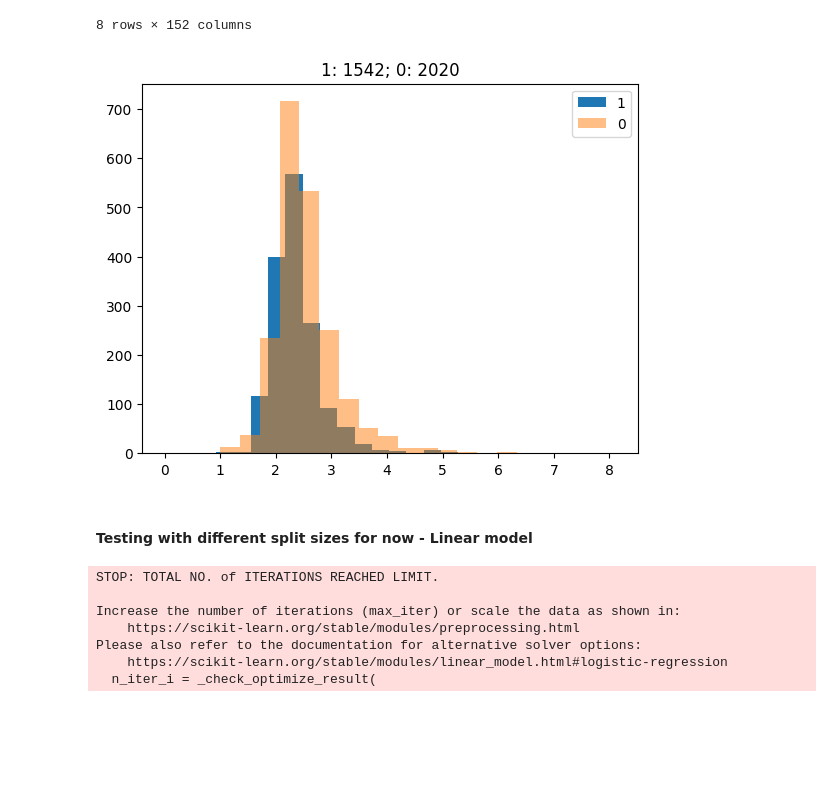
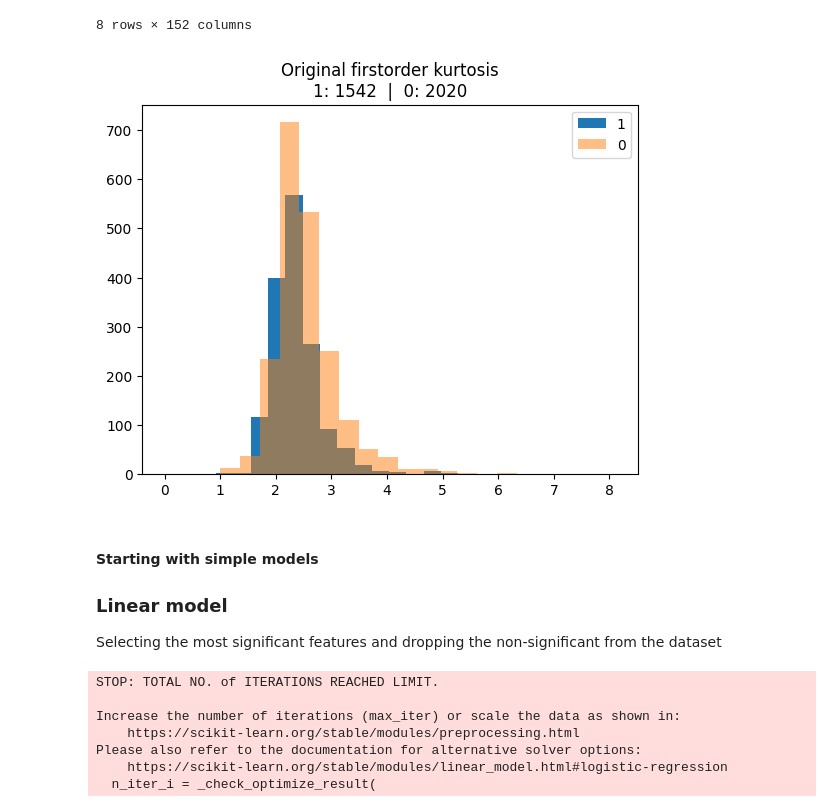
Before and after one commit to cesarz10/Techniques-of-AI, a Jupyter notebook: Project/breast_cancer_CesarZapata.ipynb, the cells around one changed output. Drawn from its saved outputs; the diff is of its cells as text; code cells hidden in the pictures; blank space fills up the shorter version.

```diff
--- a/Project/breast_cancer_CesarZapata.ipynb
+++ b/Project/breast_cancer_CesarZapata.ipynb
@@ -49,17 +78,20 @@ df_negatives.describe()
 | max | 46.000000 | 1.000000 | 8.111111 | 2.666667 | 25.203036 | ... |
 8 rows × 152 columns
 # %%
-# Plotting some histograms just to visualize something, I just want to see things
+# Plotting some histograms for positive and negative values to see how it looks like and if there is a visual difference
 plt.hist(df_positives['original_firstorder_Kurtosis'], bins=20, label='1')
 plt.hist(df_negatives['original_firstorder_Kurtosis'], bins=20, alpha=0.5, label='0')
 plt.legend()
-plt.title(f"1: {len(df_positives['original_firstorder_Kurtosis'])}; 0: {len(df_negatives['original_firstorder_Kurtosis'])}")
+plt.title(f"Original firstorder kurtosis\n1: {len(df_positives['original_firstorder_Kurtosis'])}  |  0: {len(df_negatives['original_firstorder_Kurtosis'])}")
 
 plt.show()
 # %% [output]
-[figure, old version]
+[figure, new version]
-# %% [markdown]
-<h4>Testing with different split sizes for now - Linear model</h4>
+# %% [markdown]
+<h4>Starting with simple models <br></h4>
+<h3>Linear model</h3>
+
+Selecting the most significant features and dropping the non-significant from the dataset
 # %%
 # ----------------------------------------------------------- Linear model -------------------------------------------------------
 
```
Also changed, not shown: parts of 21 cells of this notebook, 7 other files.
